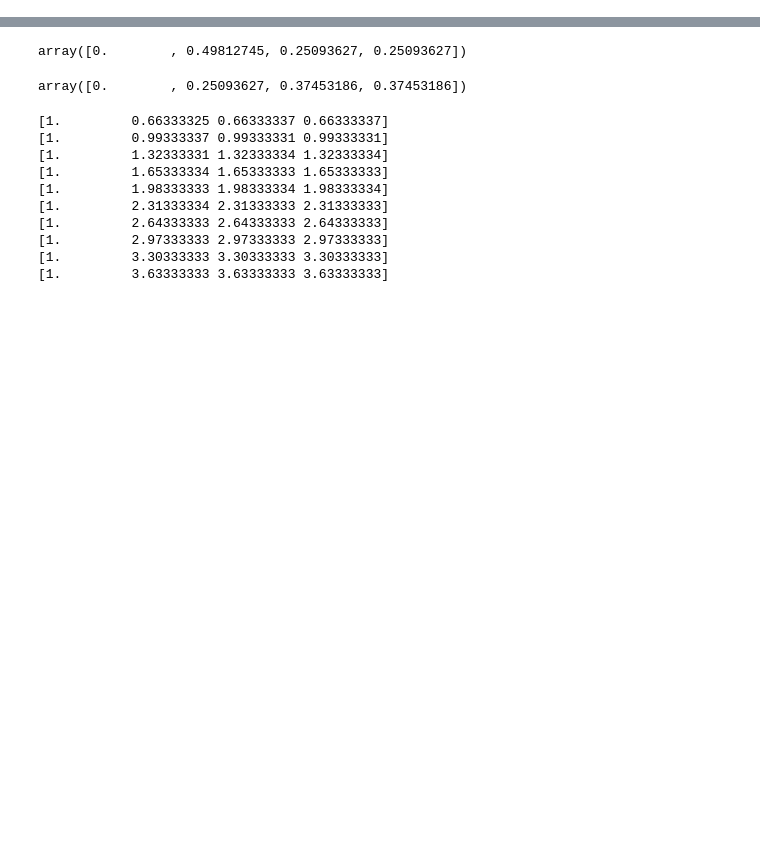
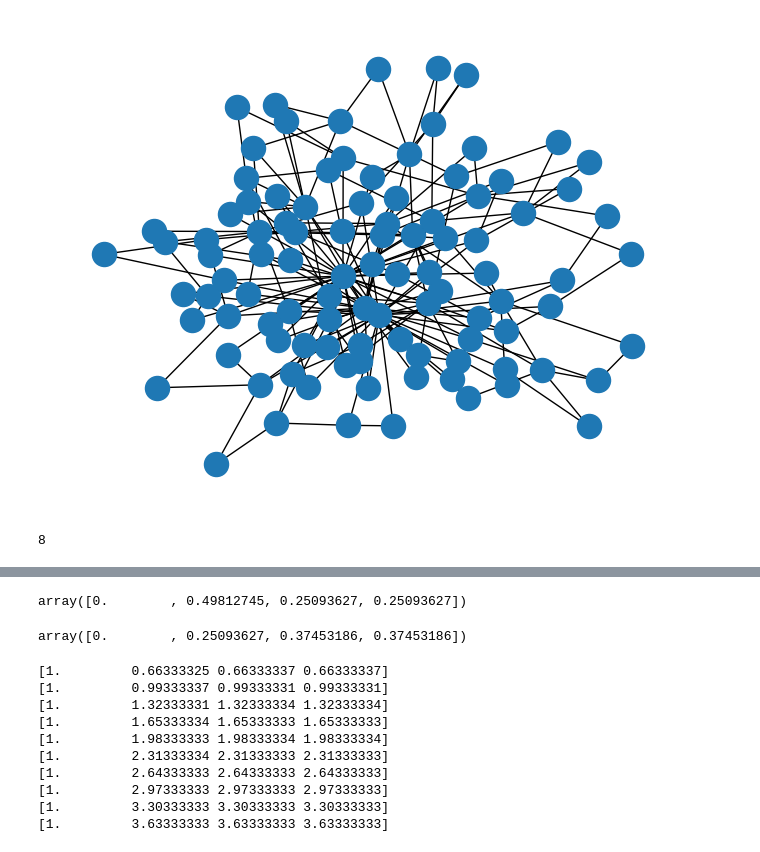
Before and after one commit to clique-cb/simple-eigentrust, a Jupyter notebook: python/notebook/eigentrust.ipynb, the cells around one changed output, grey strips where cells are left out. Saved outputs shown, nothing was run; the diff lists cells and outputs as text; code cells hidden in the pictures; blank space fills up the shorter version.

```diff
--- a/python/notebook/eigentrust.ipynb
+++ b/python/notebook/eigentrust.ipynb
@@ -4,2 +5,12 @@ import scipy as sp
 import networkx as nx
 import matplotlib.pyplot as plt
+# %%
+G = nx.barabasi_albert_graph(100, 2, seed=42)
+# %%
+nx.draw(G)
+# %% [output]
+[figure, added]
+# %%
+np.random.poisson(lam=10)
+# %% [output]
+8
```
Also changed, not shown: parts of 12 cells of this notebook, 3 other files.
